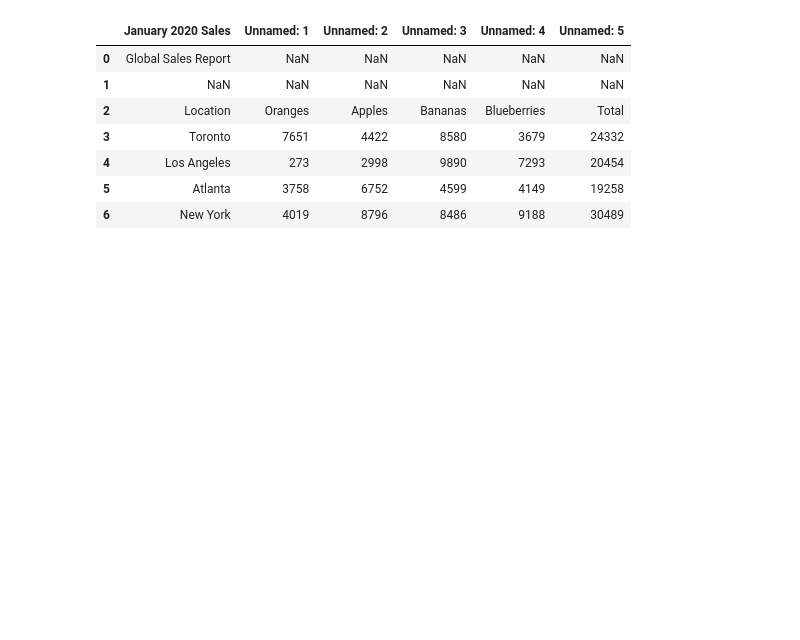
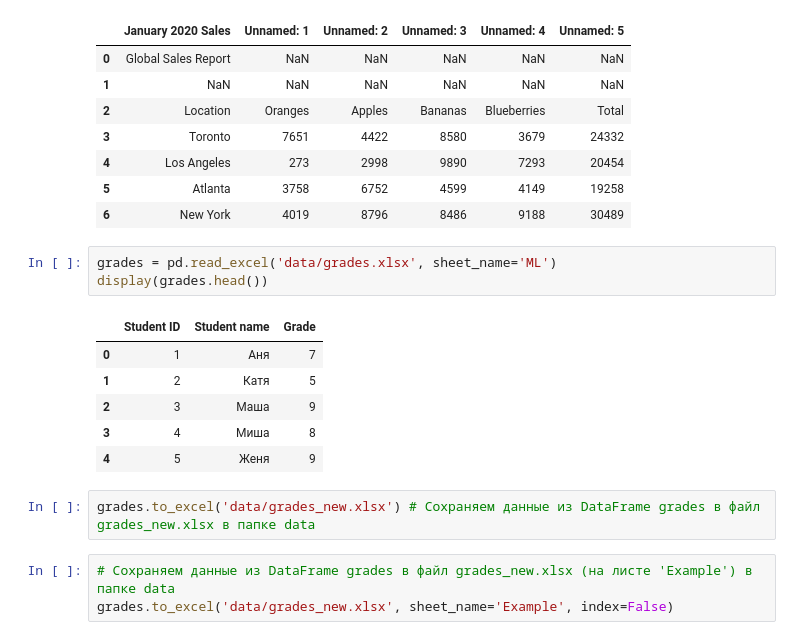
Before and after one commit to Motoborg/Jupyter, a Jupyter notebook: PY_16 Подгрузка данных/NB_Y_16_Подгрузка данных.ipynb, the cells around one changed output. Cells and saved outputs as stored; diff of their text form; blank space fills up the shorter version.

```diff
--- a/PY_16 Подгрузка данных/NB_Y_16_Подгрузка данных.ipynb
+++ b/PY_16 Подгрузка данных/NB_Y_16_Подгрузка данных.ipynb
@@ -133,3 +133,18 @@ display(data)
 | 4 | Los Angeles | 273 | 2998 | 9890 | 7293 | 20454 |
 | 5 | Atlanta | 3758 | 6752 | 4599 | 4149 | 19258 |
 | 6 | New York | 4019 | 8796 | 8486 | 9188 | 30489 |
+# %%
+grades = pd.read_excel('data/grades.xlsx', sheet_name='ML')
+display(grades.head())
+# %% [output]
+|  | Student ID | Student name | Grade |
+| 0 | 1 | Аня | 7 |
+| 1 | 2 | Катя | 5 |
+| 2 | 3 | Маша | 9 |
+| 3 | 4 | Миша | 8 |
+| 4 | 5 | Женя | 9 |
+# %%
+grades.to_excel('data/grades_new.xlsx') # Сохраняем данные из DataFrame grades в файл grades_new.xlsx в папке data
+# %%
+# Сохраняем данные из DataFrame grades в файл grades_new.xlsx (на листе 'Example') в папке data
+grades.to_excel('data/grades_new.xlsx', sheet_name='Example', index=False)
```
Also changed, not shown: 5 other files.
